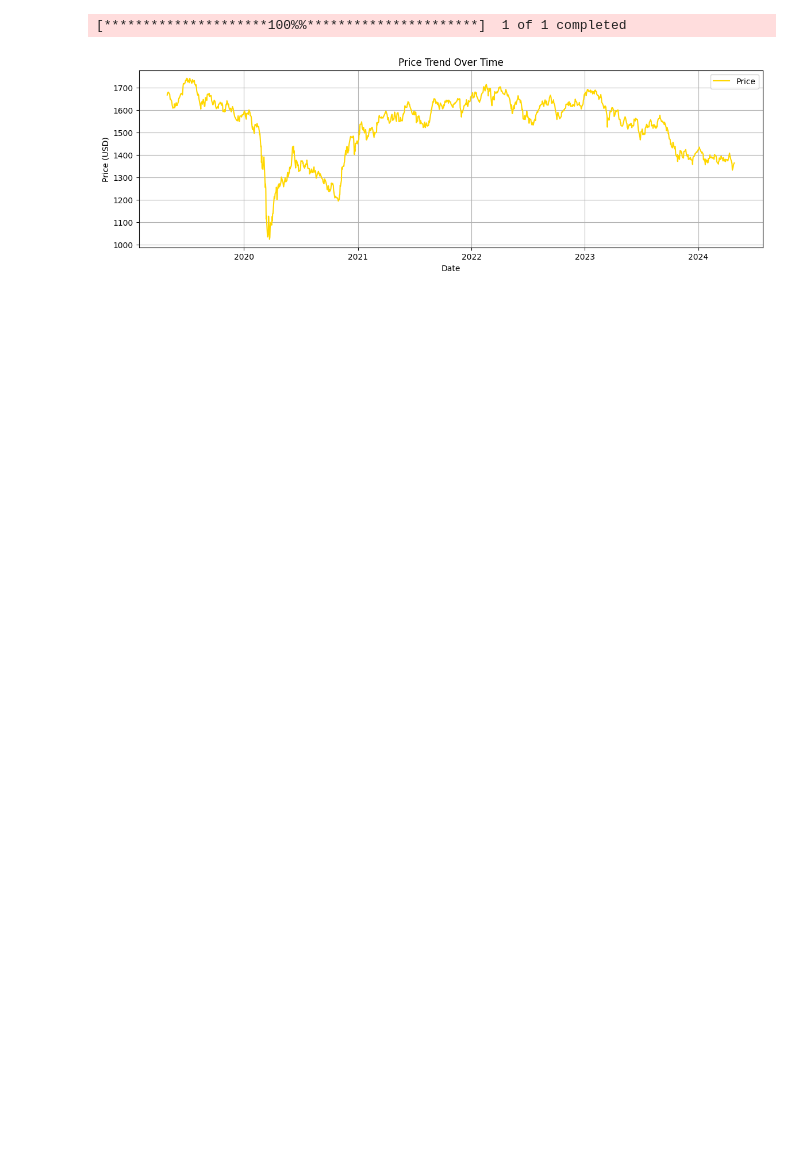
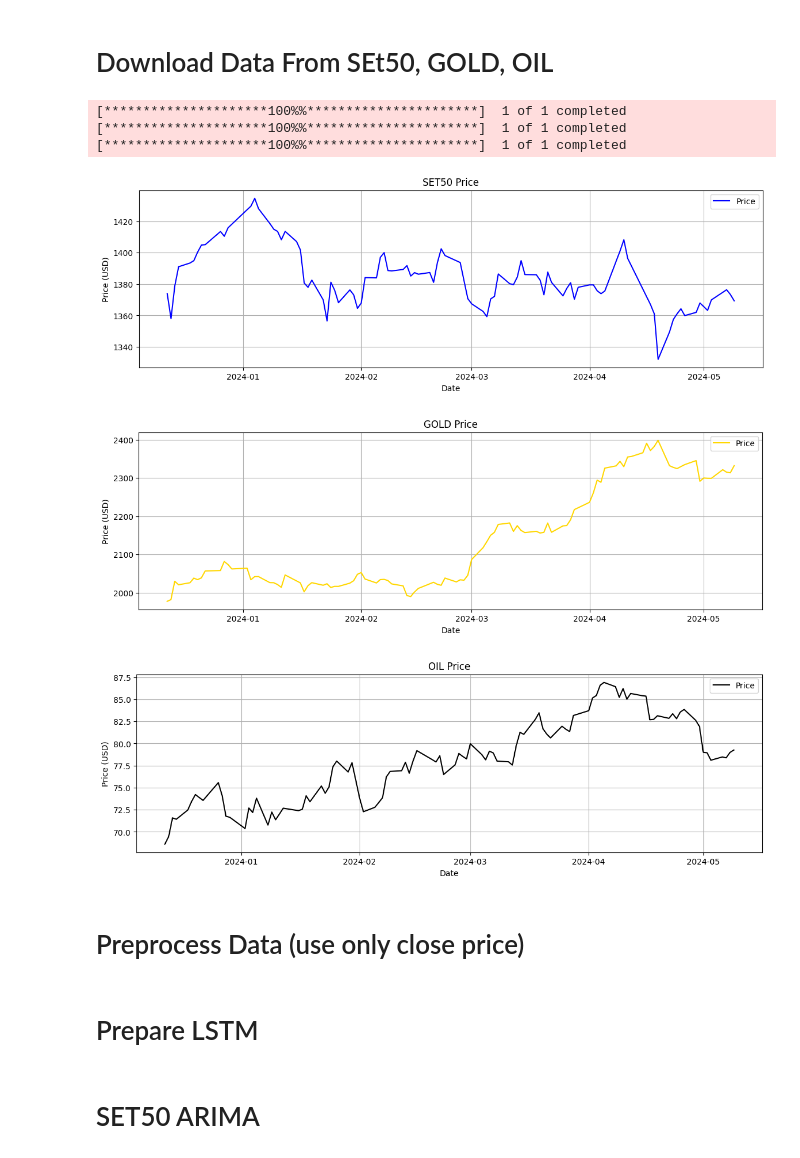
Before and after one commit to Hotch0colate/SET50-Forecast, a Jupyter notebook: forecast_SET50.ipynb, the cells around one changed output. Cells and saved outputs as stored; diff of their text form; code cells hidden in the pictures; blank space fills up the shorter version.

```diff
--- a/forecast_SET50.ipynb
+++ b/forecast_SET50.ipynb
@@ -1,41 +1,48 @@
+# %% [markdown]
+# Download Data From SEt50, GOLD, OIL
 # %%
 from statsmodels.regression.rolling import RollingOLS
 import pandas_datareader.data as web
 import matplotlib.pyplot as plt
 import statsmodels.api as sm
 import pandas as pd
 import numpy as np
 import datetime as dt
 import yfinance as yf
 import pandas_ta
 import warnings
 warnings.filterwarnings('ignore')
 
-# sp500 = pd.read_html('https://en.wikipedia.org/wiki/List_of_S%26P_500_companies')[0]
+#set date
+end_date = '2024-05-10'
+start_date = pd.to_datetime(end_date)-pd.DateOffset(30*5)
 
-# sp500['Symbol'] = sp500['Symbol'].str.replace('.','-')
+SET50 = yf.download("^SET.BK", start = start_date, end = end_date)
+GOLD = yf.download("GC=F", start = start_date, end = end_date)
+OIL = yf.download("CL=F", start = start_date, end = end_date)
+#show graph
+def plot_show(data,set_color,set_title):
+    # Plotting
+    plt.figure(figsize=(14, 4))
+    plt.plot(data['Close'], label='Price', color=set_color)
+    plt.title(set_title)
+    plt.xlabel('Date')
+    plt.ylabel('Price (USD)')
+    plt.legend()
+    plt.grid(True)
+    plt.show()
 
-# symbols_list = sp500['Symbol'].unique().tolist()
-
-
-# df = yf.download(tickers = symbols_list, start = start_date, end = end_date).stack()
-
-end_date = '2024-04-26'
-start_date = pd.to_datetime(end_date)-pd.DateOffset(365*5)
-
-tickers = "^SET.BK"
-data = yf.download(tickers, start = start_date, end = end_date)
-# Plotting
-plt.figure(figsize=(14, 4))
-plt.plot(data['Close'], label='Price', color='gold')
-plt.title('Price Trend Over Time')
-plt.xlabel('Date')
-plt.ylabel('Price (USD)')
-plt.legend()
-plt.grid(True)
-plt.show()
+plot_show(SET50, 'blue', 'SET50 Price')
+plot_show(GOLD, 'gold', 'GOLD Price')
+plot_show(OIL, 'black', 'OIL Price')
 # %% [output]
 [*********************100%%**********************]  1 of 1 completed
+[*********************100%%**********************]  1 of 1 completed
+[*********************100%%**********************]  1 of 1 completed
-[figure, old version]
+[figure, new version]
+[figure, added]
+[figure, added]
+# %% [markdown]
+# Preprocess Data (use only close price)
 # %%
 import pandas as pd
@@ -47,0 +69,2 @@ dataset_ex_df = dataset_ex_df['Close'].to_frame()
+# %% [markdown]
+# Prepare LSTM
@@ -48,2 +79,4 @@ dataset_ex_df = dataset_ex_df['Close'].to_frame()
+# %% [markdown]
+# SET50 ARIMA
 # %%
 from pmdarima.arima import auto_arima
```
Also changed, not shown: parts of 33 cells of this notebook, 3 other files.
